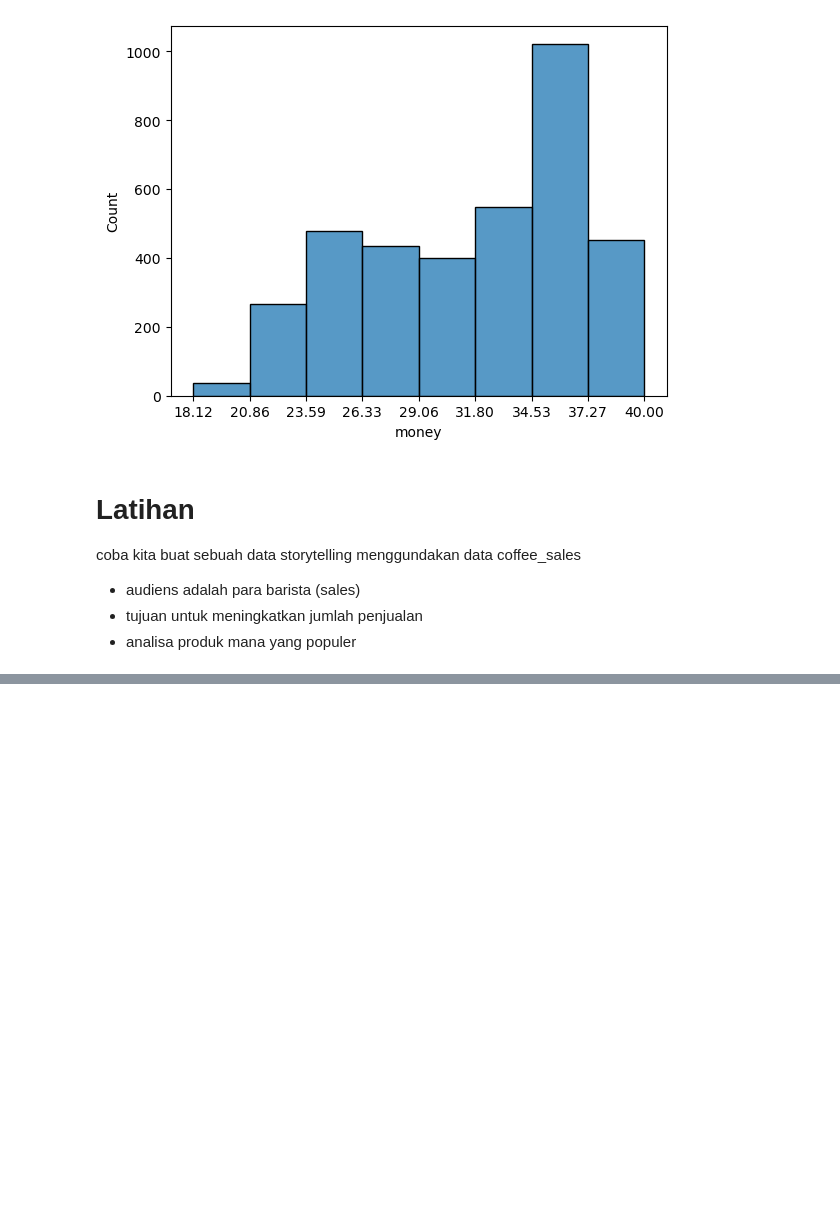
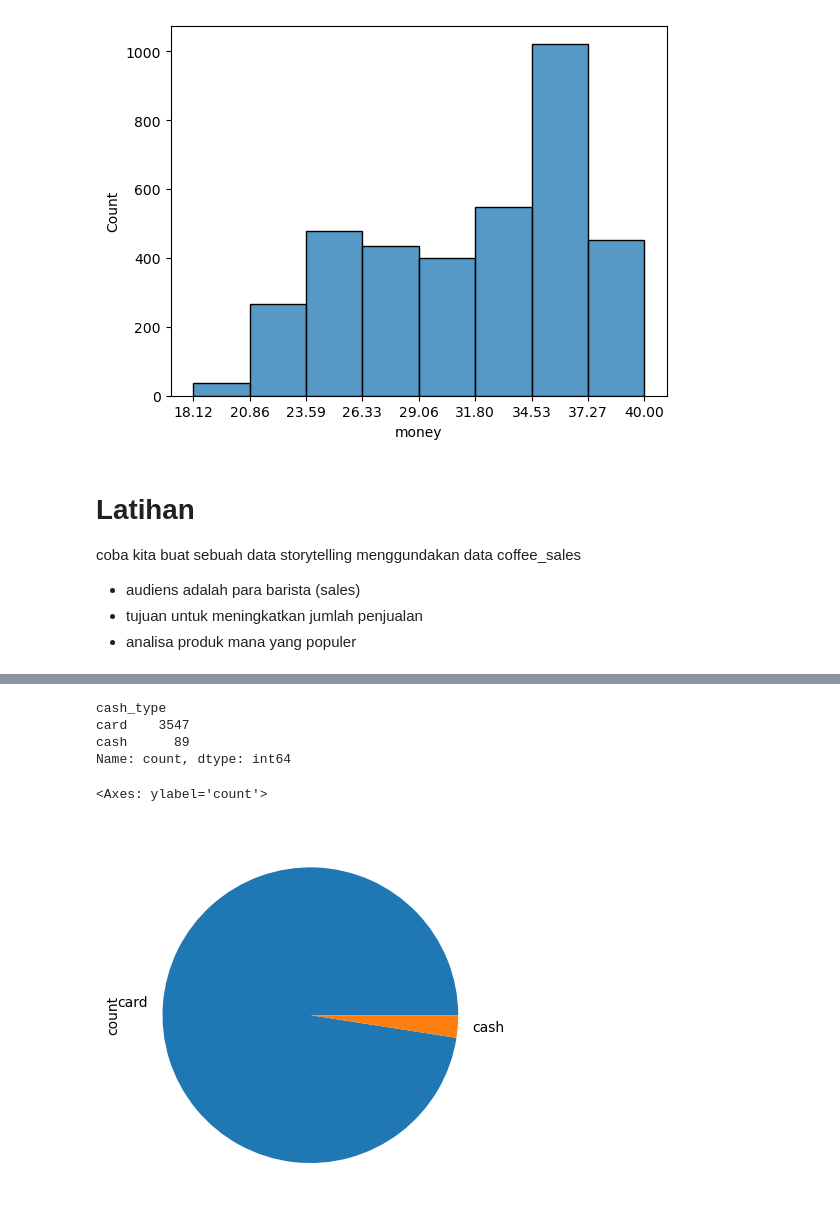
Before and after one commit to stefkwan/pytn_300725, a Jupyter notebook: sesi7_15Aug.ipynb, the cells around one changed output, grey strips where cells are left out. Drawn from its saved outputs; the diff is of its cells as text; code cells hidden in the pictures; blank space fills up the shorter version.

```diff
--- a/sesi7_15Aug.ipynb
+++ b/sesi7_15Aug.ipynb
@@ -679,0 +688,4 @@ coba kita buat sebuah data storytelling menggundakan data coffee_sales
+# %%
+df_kopi = pd.read_csv("dataset/coffee_sales.csv")
+
+df_kopi.head()
@@ -679,0 +699,14 @@ coba kita buat sebuah data storytelling menggundakan data coffee_sales
+# %%
+df_kopi['cash_type'].value_counts()
+# %% [output]
+cash_type
+card    3547
+cash      89
+Name: count, dtype: int64
+# %%
+df_kopi_cash = df_kopi['cash_type'].value_counts()
+# %%
+df_kopi_cash.plot(y="count", kind="pie")
+# %% [output]
+<Axes: ylabel='count'>
+[figure, added]
```
Also changed, not shown: parts of 4 cells of this notebook.
